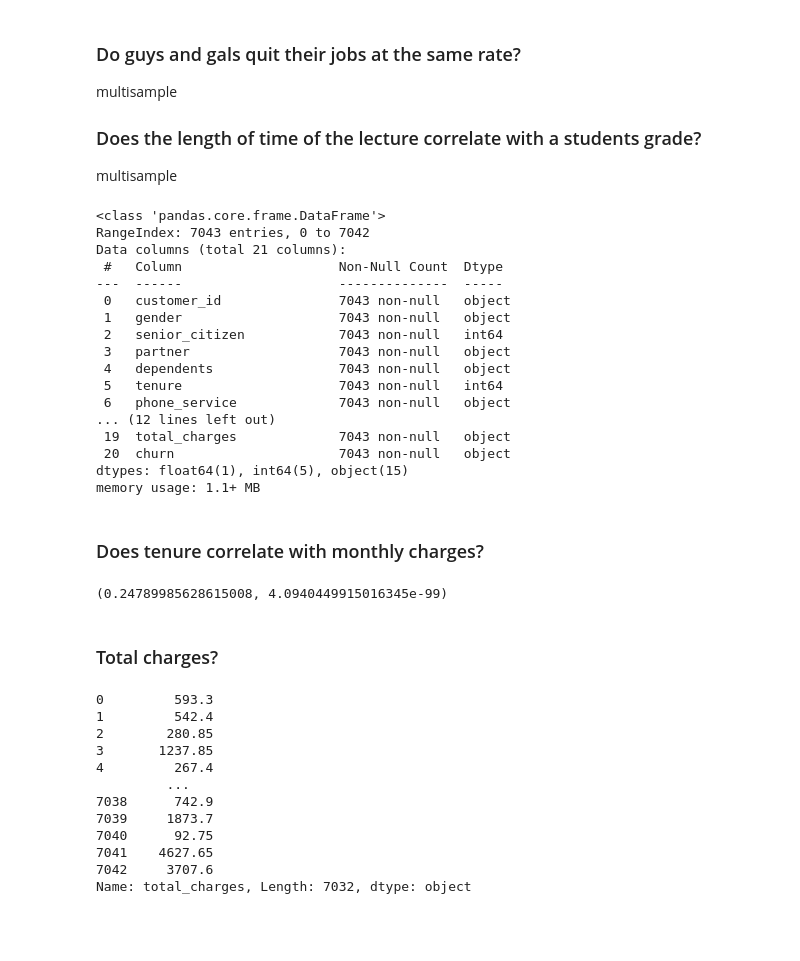
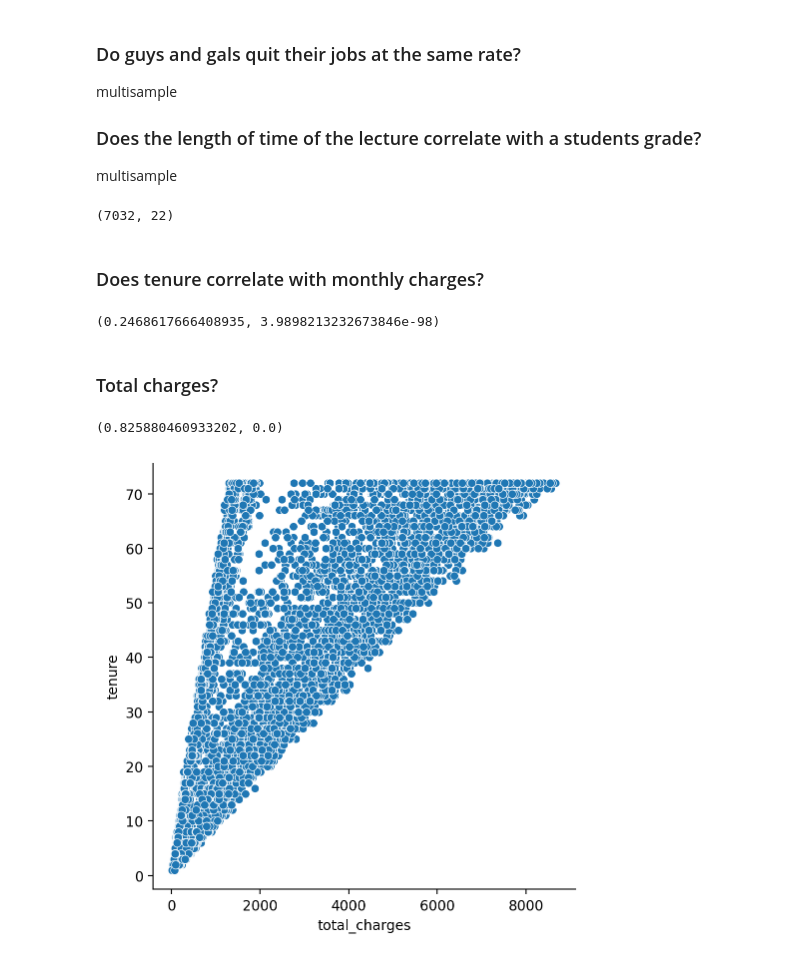
Before and after one commit to Is0metry/statistics-exercises, a Jupyter notebook: hypothesis_testing.ipynb, the cells around one changed output. Saved outputs shown, nothing was run; the diff lists cells and outputs as text; code cells hidden in the pictures; blank space fills up the shorter version.

```diff
--- a/hypothesis_testing.ipynb
+++ b/hypothesis_testing.ipynb
@@ -292,50 +300,31 @@ multisample
 # %%
 #Use the telco_churn data.
 db_url = get_db_url(host,user,password,'telco_churn')
-telco_churn = pd.read_sql('SELECT * FROM customers',db_url)
-telco_churn.info()
+query = '''
+SELECT * FROM customers
+JOIN internet_service_types USING(internet_service_type_id)
+'''
+telco_churn = pd.read_sql(query,db_url)
+telco_churn.total_charges = telco_churn.total_charges.replace(' ',np.nan).astype(float)
+telco_churn = telco_churn.dropna()
+telco_churn.shape
 # %% [output]
-<class 'pandas.core.frame.DataFrame'>
-RangeIndex: 7043 entries, 0 to 7042
-Data columns (total 21 columns):
- #   Column                    Non-Null Count  Dtype
----  ------                    --------------  -----
- 0   customer_id               7043 non-null   object
- 1   gender                    7043 non-null   object
- 2   senior_citizen            7043 non-null   int64
- 3   partner                   7043 non-null   object
- 4   dependents                7043 non-null   object
- 5   tenure                    7043 non-null   int64
- 6   phone_service             7043 non-null   object
-... (12 lines left out)
- 19  total_charges             7043 non-null   object
- 20  churn                     7043 non-null   object
-dtypes: float64(1), int64(5), object(15)
-memory usage: 1.1+ MB
+(7032, 22)
 # %% [markdown]
 ### Does tenure correlate with monthly charges?
 # %%
-tenure = telco_churn.tenure
+telco_churn.tenure
 monthly_charges = telco_churn.monthly_charges
-r,p = stats.pearsonr(tenure,monthly_charges)
+r,p = stats.pearsonr(telco_churn.tenure,monthly_charges)
 r,p
 # %% [output]
-(0.24789985628615008, 4.0940449915016345e-99)
+(0.2468617666408935, 3.9898213232673846e-98)
 # %% [markdown]
 ### Total charges?
-# %%
-total_charges = telco_churn[telco_churn.total_charges != ' '].total_charges.astype('float6')
-p,r = stats.pearsonr()
-# %% [output]
-0         593.3
-1         542.4
-2        280.85
-3       1237.85
-4         267.4
-         ...
-7038      742.9
-7039     1873.7
-7040      92.75
-7041    4627.65
-7042     3707.6
-Name: total_charges, Length: 7032, dtype: object
+# %%
+r,p = stats.pearsonr(telco_churn.tenure,telco_churn.total_charges)
+sns.relplot(x=telco_churn.total_charges,y=telco_churn.tenure)
+r,p
+# %% [output]
+(0.825880460933202, 0.0)
+[figure, added]
```
Also changed, not shown: parts of 56 cells of this notebook.
